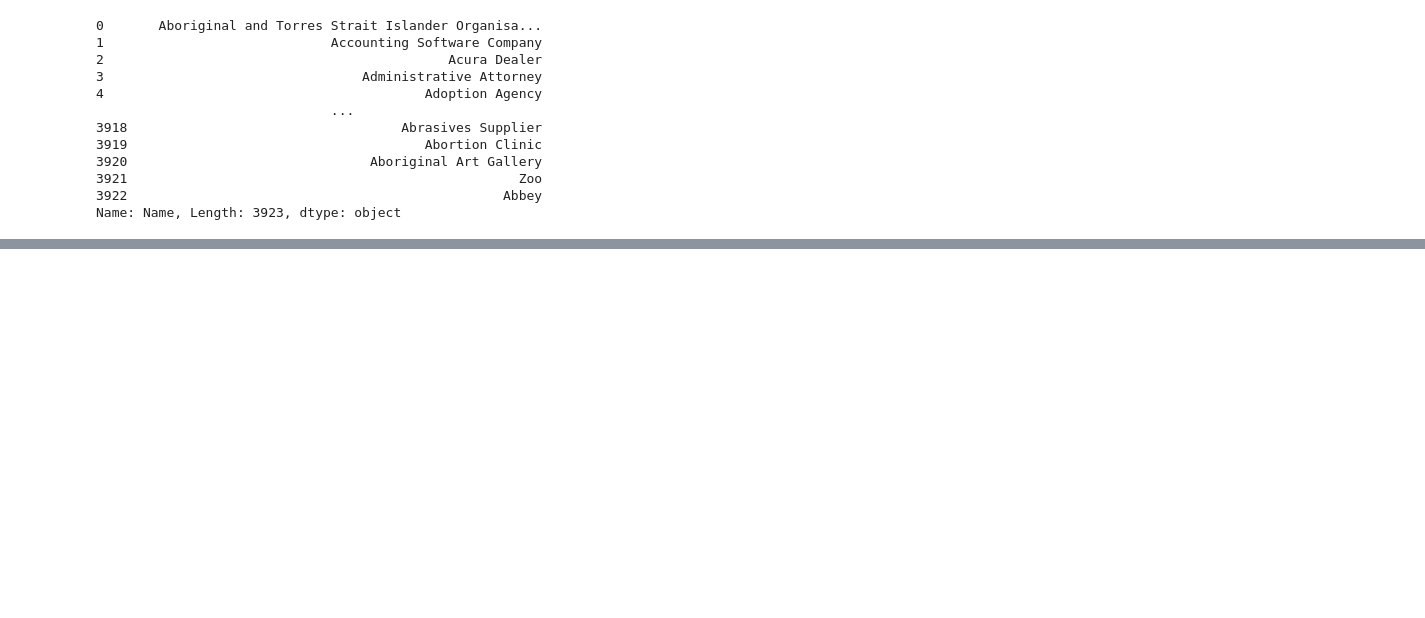
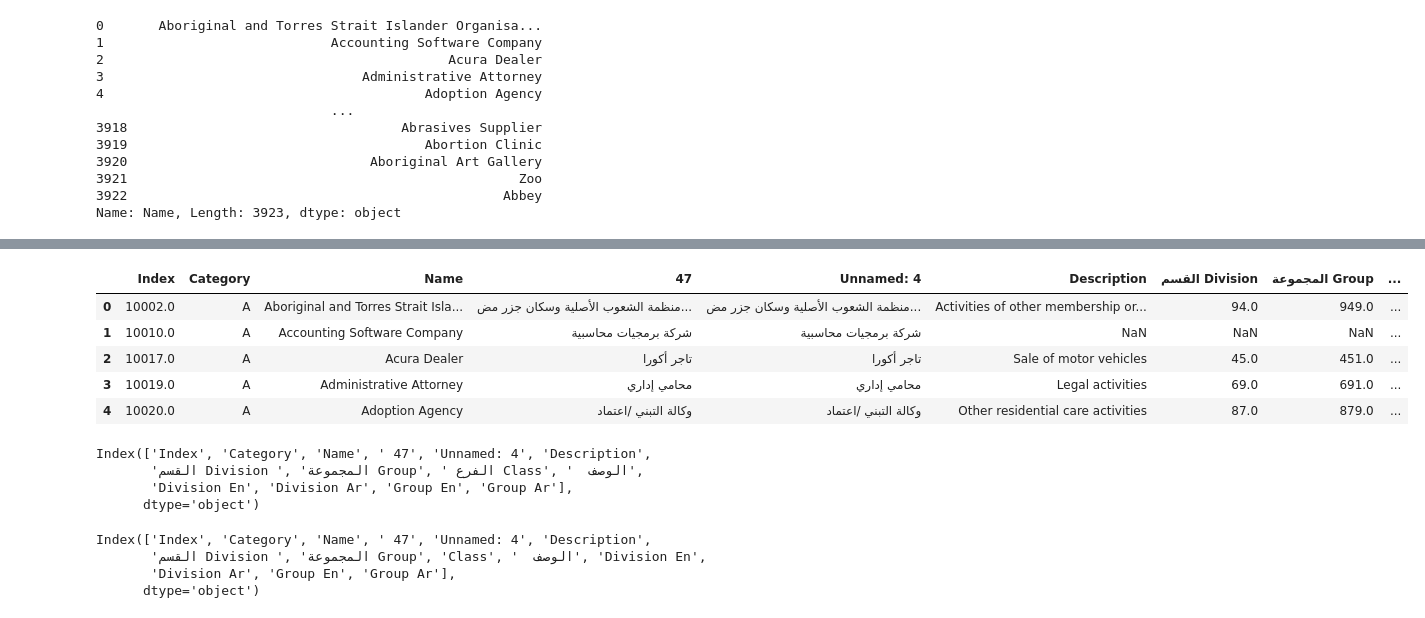
Before and after one commit to ahmedfaramawi/NewsNode, a Jupyter notebook: zero_shot_classification.ipynb, the cells around one changed output, grey strips where cells are left out. Cells and saved outputs as stored; diff of their text form; code cells hidden in the pictures; blank space fills up the shorter version.

```diff
--- a/zero_shot_classification.ipynb
+++ b/zero_shot_classification.ipynb
@@ -112,0 +178,16 @@ Reproduction of recorded media
+# %%
+main_df.head()
+# %% [output]
+|  | Index | Category | Name | 47 | Unnamed: 4 | Description | القسم Division | المجموعة Group | ... |
+| 0 | 10002.0 | A | Aboriginal and Torres Strait Isla... | منظمة الشعوب الأصلية وسكان جزر مض... | منظمة الشعوب الأصلية وسكان جزر مض... | Activities of other membership or... | 94.0 | 949.0 | ... |
+| 1 | 10010.0 | A | Accounting Software Company | شركة برمجيات محاسبية | شركة برمجيات محاسبية | NaN | NaN | NaN | ... |
+| 2 | 10017.0 | A | Acura Dealer | تاجر أكورا | تاجر أكورا | Sale of motor vehicles | 45.0 | 451.0 | ... |
+| 3 | 10019.0 | A | Administrative Attorney | محامي إداري | محامي إداري | Legal activities | 69.0 | 691.0 | ... |
+| 4 | 10020.0 | A | Adoption Agency | وكالة التبني /اعتماد | وكالة التبني /اعتماد | Other residential care activities | 87.0 | 879.0 | ... |
+# %%
+main_df.columns
+# %% [output]
+Index(['Index', 'Category', 'Name', ' 47', 'Unnamed: 4', 'Description',
+       'القسم Division ', 'المجموعة Group', ' الفرع Class', '  الوصف',
+       'Division En', 'Division Ar', 'Group En', 'Group Ar'],
+      dtype='object')
@@ -112,0 +196,7 @@ Reproduction of recorded media
+# %%
+main_df.columns
+# %% [output]
+Index(['Index', 'Category', 'Name', ' 47', 'Unnamed: 4', 'Description',
+       'القسم Division ', 'المجموعة Group', 'Class', '  الوصف', 'Division En',
+       'Division Ar', 'Group En', 'Group Ar'],
+      dtype='object')
```
Also changed, not shown: parts of 50 cells of this notebook.
